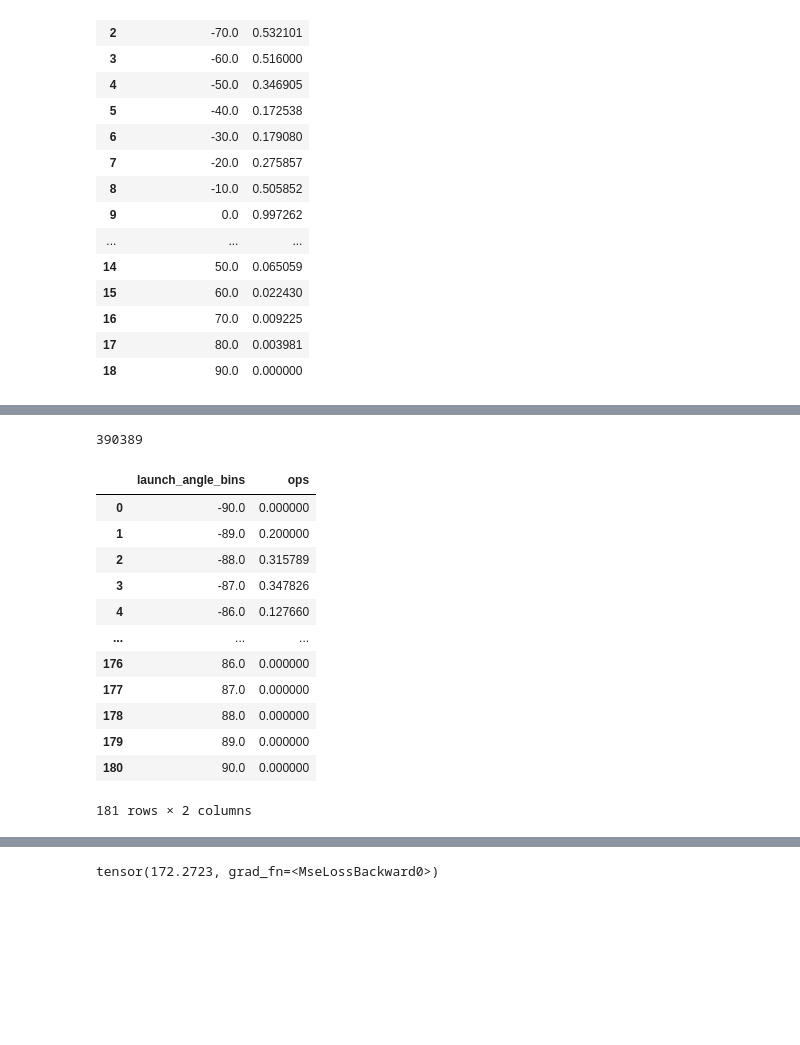
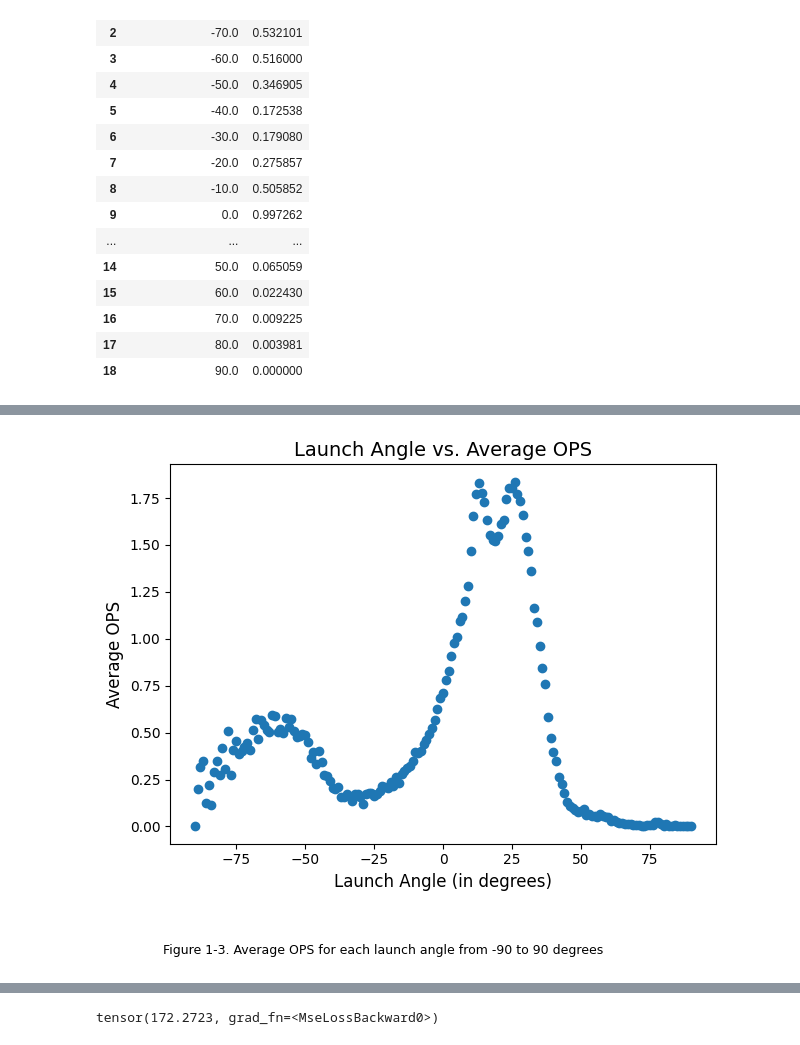
Before and after one commit to gabrielriedel/Analysis-Projects, a Jupyter notebook: Week 9/analysis9.ipynb, the cells around one changed output, grey strips where cells are left out. Cells and saved outputs as stored; diff of their text form; code cells hidden in the pictures; blank space fills up the shorter version.

```diff
--- a/Week 9/analysis9.ipynb
+++ b/Week 9/analysis9.ipynb
@@ -261,0 +246,16 @@ plt.show()
+# %%
+import matplotlib.pyplot as plt
+
+plt.scatter(df5['launch_angle_bins'], df5['ops'])
+
+plt.xlabel('Launch Angle (in degrees)', fontsize=12)
+plt.ylabel('Average OPS', fontsize=12)
+plt.title('Launch Angle vs. Average OPS', fontsize=14)
+plt.figtext(0.8, -0.1, "Figure 1-3. Average OPS for each launch angle from -90 to 90 degrees", wrap=False, ha="right", fontsize=9)
+
+
+plt.tight_layout()
+
+plt.show()
+# %% [output]
+[figure, added]
@@ -267,58 +285,3 @@ import torch.nn as nn
 import torch.nn.functional as F
 from torchvision.datasets.utils import download_url
 from torch.utils.data import DataLoader, TensorDataset, random_split
-# %%
-result5 = db.query(f"""SELECT launch_angle,
-                        CASE
-                                WHEN events == 'single' THEN 1
-                                WHEN events == 'double' THEN 2
-                                WHEN events == 'triple' THEN 3
-                                WHEN events == 'home_run' THEN 4
-                                ELSE 0
-                            END +
-                        CASE
-                                WHEN events IN ('single', 'double', 'triple', 'home_run') THEN 1
-                                ELSE 0
-                            END AS ops
-                        FROM '{file_path}'
-                        WHERE launch_angle IS NOT NULL AND events IS NOT NULL;""")
-
-
-model_data = result5.to_df()
-# %% [output]
-390389
-# %%
-result5 = db.query(f"""SELECT FLOOR(launch_angle) AS launch_angle_bins,
-                        AVG(CASE
-                                WHEN events == 'single' THEN 1
-                                WHEN events == 'double' THEN 2
-                                WHEN events == 'triple' THEN 3
-                                WHEN events == 'home_run' THEN 4
-                                ELSE 0
-                            END +
-                            CASE
-                                WHEN events IN ('single', 'double', 'triple', 'home_run') THEN 1
-                                ELSE 0
-                            END) AS ops
-                        FROM '{file_path}'
-                        WHERE launch_angle IS NOT NULL AND events IS NOT NULL
-                        GROUP BY launch_angle_bins
-                        ORDER BY launch_angle_bins ASC;""")
-
-
-df5 = result5.to_df()
-df5
-# %% [output]
-|  | launch_angle_bins | ops |
-| 0 | -90.0 | 0.000000 |
-| 1 | -89.0 | 0.200000 |
-| 2 | -88.0 | 0.315789 |
-| 3 | -87.0 | 0.347826 |
-| 4 | -86.0 | 0.127660 |
-| ... | ... | ... |
-| 176 | 86.0 | 0.000000 |
-| 177 | 87.0 | 0.000000 |
-| 178 | 88.0 | 0.000000 |
-| 179 | 89.0 | 0.000000 |
-| 180 | 90.0 | 0.000000 |
-181 rows × 2 columns
```
Also changed, not shown: parts of 12 cells of this notebook.
